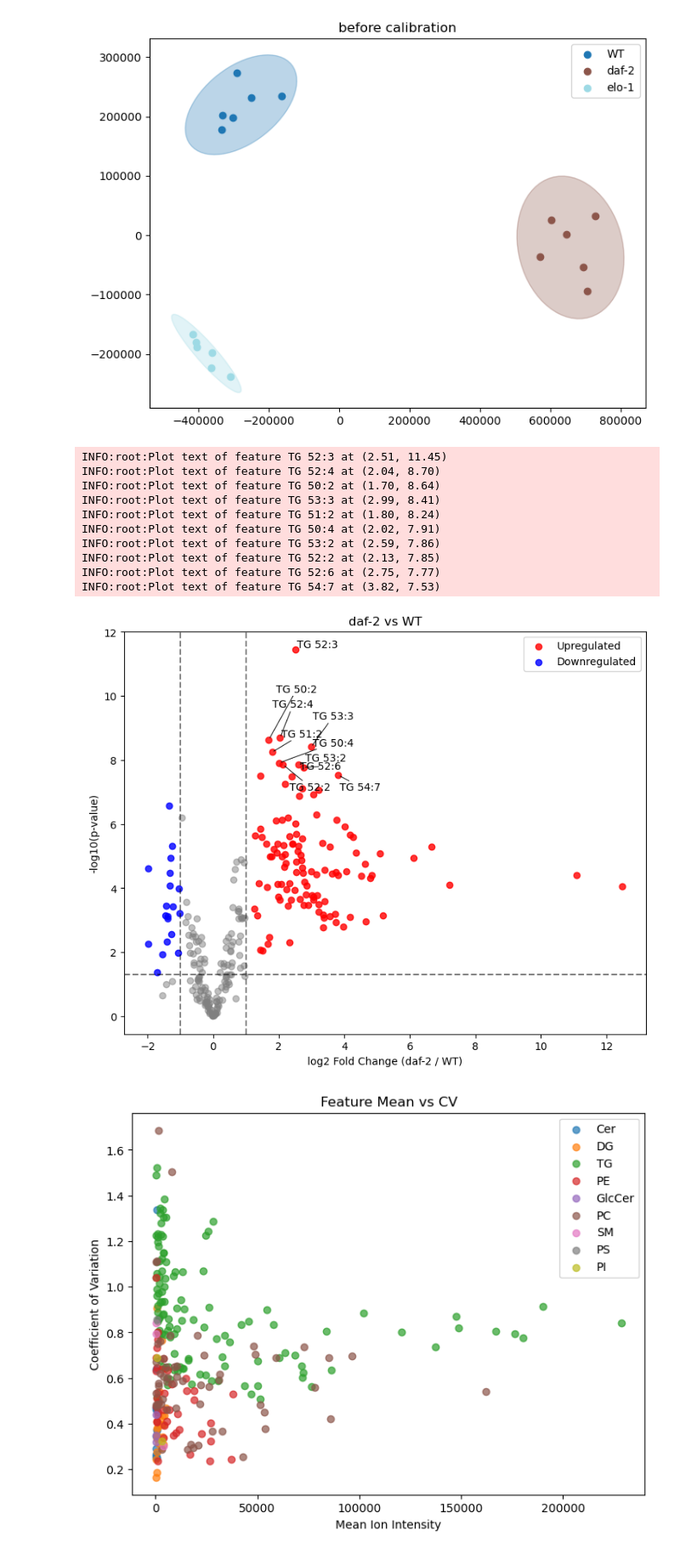
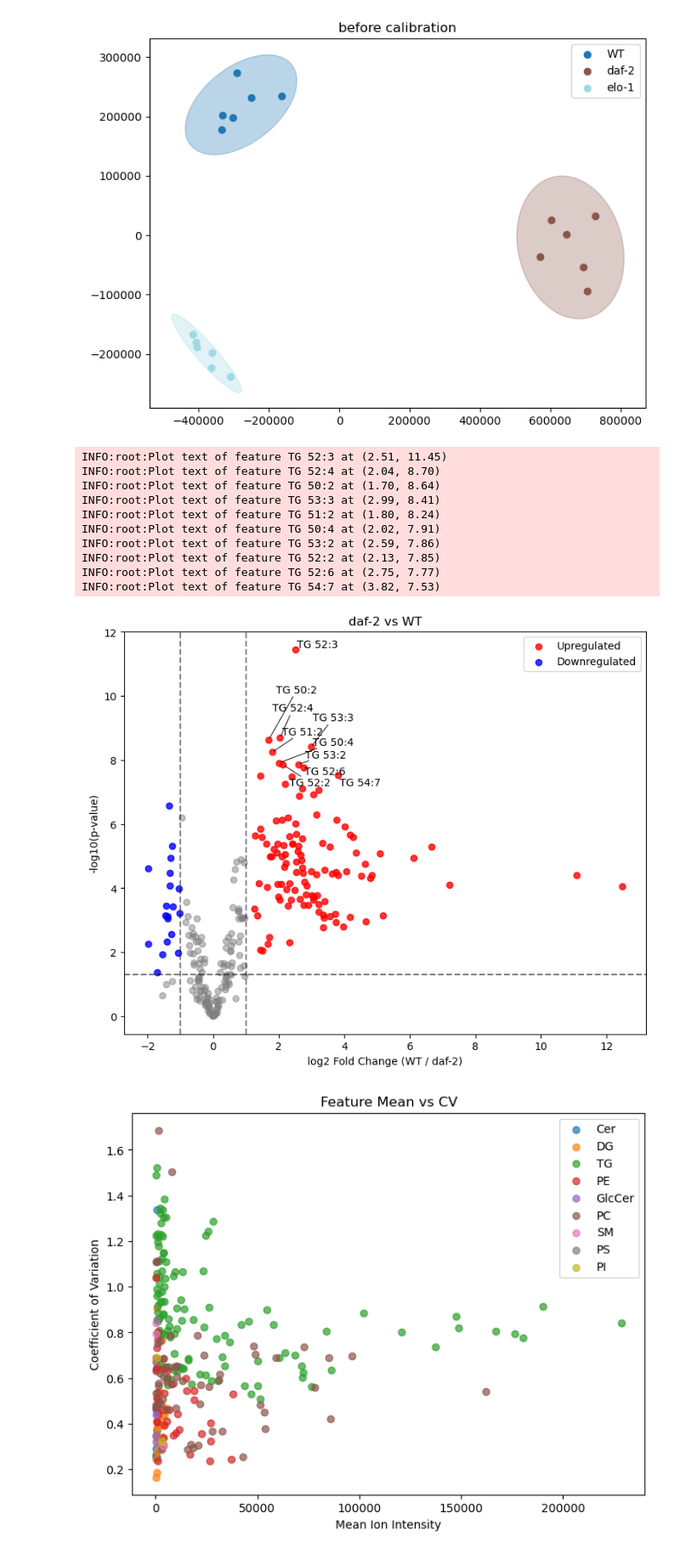
Before and after one commit to creeper349/scMM, a Jupyter notebook: wormmutants.ipynb, the cells around one changed output. Shown at 85% size. Saved outputs shown, nothing was run; the diff lists cells and outputs as text; code cells hidden in the pictures.

```diff
--- a/wormmutants.ipynb
+++ b/wormmutants.ipynb
@@ -56,19 +56,19 @@ data.plot_pca(color_key = "label", draw_confidence_ellipse=True, save_path = "/h
 # %% [output]
 [figure]
 # %%
-data.volcano_plot(label_key="label", labelx="WT", labely="daf-2", title="daf-2 vs WT", name_key = "identification", save_path="/home/zby/scMM/data/ethology_new/volcano_daf2_vs_WT.svg")
+data.volcano_plot(label_key="label", labelx="daf-2", labely="WT", title="daf-2 vs WT", name_key = "identification", save_path="/home/zby/scMM/data/ethology_new/volcano_daf2_vs_WT.svg")
 # %% [output]
 INFO:root:Plot text of feature TG 52:3 at (2.51, 11.45)
 INFO:root:Plot text of feature TG 52:4 at (2.04, 8.70)
 INFO:root:Plot text of feature TG 50:2 at (1.70, 8.64)
 INFO:root:Plot text of feature TG 53:3 at (2.99, 8.41)
 INFO:root:Plot text of feature TG 51:2 at (1.80, 8.24)
 INFO:root:Plot text of feature TG 50:4 at (2.02, 7.91)
 INFO:root:Plot text of feature TG 53:2 at (2.59, 7.86)
 INFO:root:Plot text of feature TG 52:2 at (2.13, 7.85)
 INFO:root:Plot text of feature TG 52:6 at (2.75, 7.77)
 INFO:root:Plot text of feature TG 54:7 at (3.82, 7.53)
-[figure, old version]
+[figure, new version]
 # %%
 data.plot_features(color_key="class", title="Feature Mean vs CV", save_path="/home/zby/scMM/data/ethology_new/feature_mean_cv_uncalib.svg")
 # %% [output]
```
Also changed, not shown: parts of 5 cells of this notebook, 1 other file.
